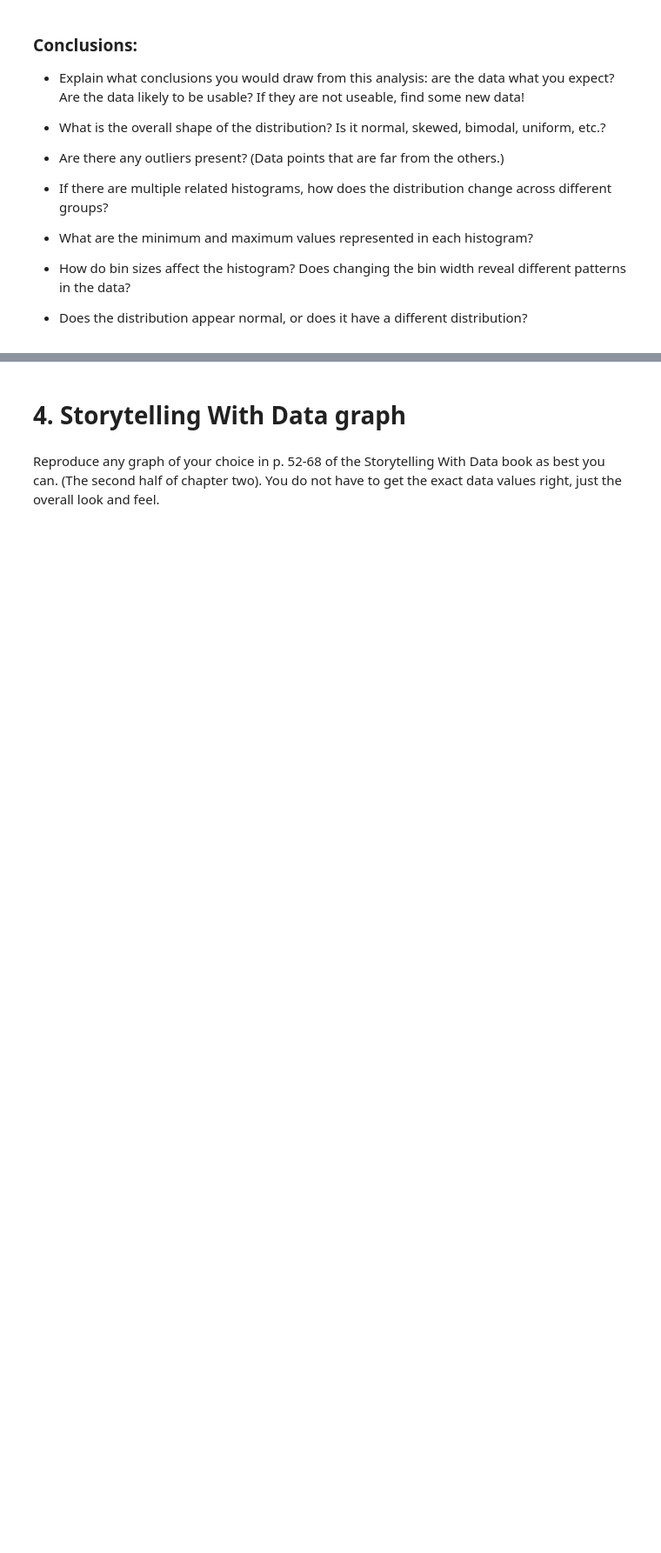
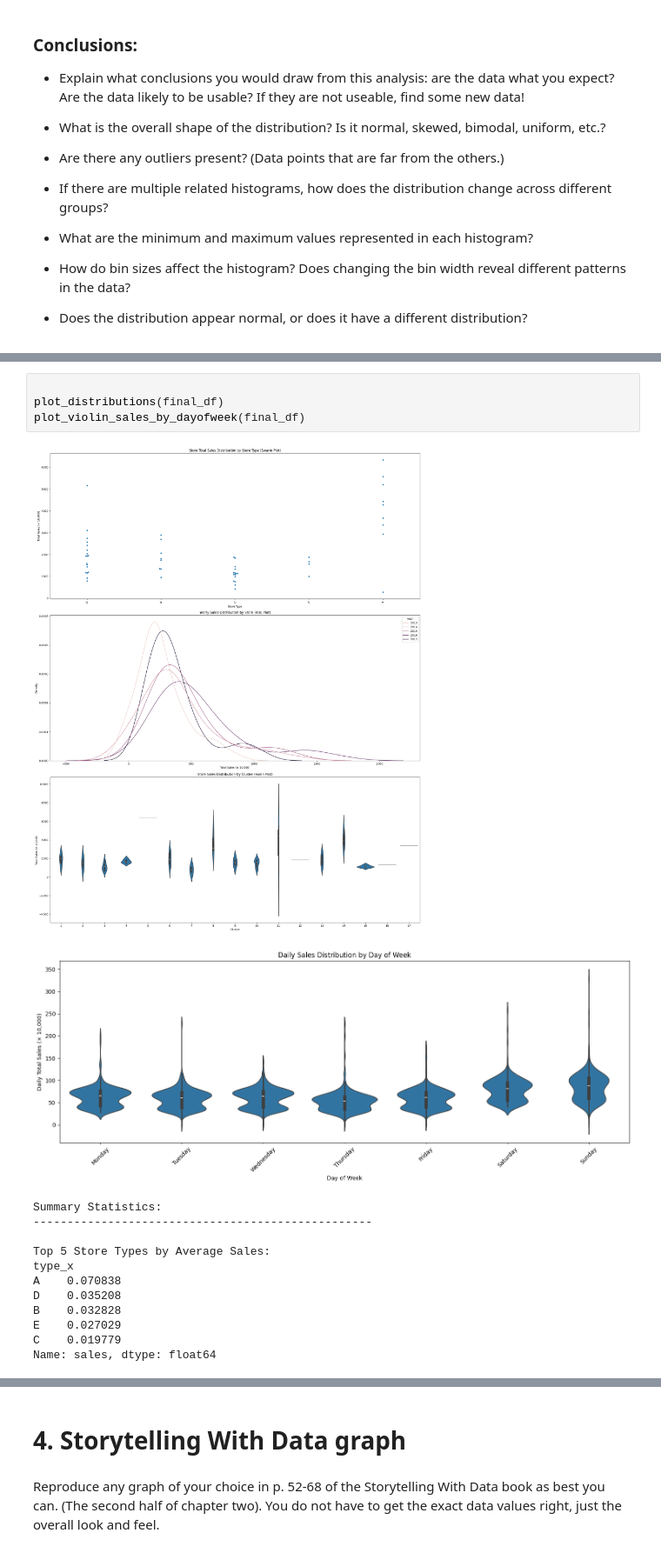
Before and after one commit to dhalderBU/BU_homework-week4, a Jupyter notebook: OMDS-MODB2-Week4-Halder-Deb.ipynb, the cells around one changed output, grey strips where cells are left out. Shown at 87% size. Cells and saved outputs as stored; diff of their text form; blank space fills up the shorter version.

```diff
--- a/OMDS-MODB2-Week4-Halder-Deb.ipynb
+++ b/OMDS-MODB2-Week4-Halder-Deb.ipynb
@@ -277,0 +531,18 @@ sales_with_markdown_df
+# %%
+
+plot_distributions(final_df)
+plot_violin_sales_by_dayofweek(final_df)
+# %% [output]
+[figure, added]
+[figure, added]
+Summary Statistics:
+--------------------------------------------------
+
+Top 5 Store Types by Average Sales:
+type_x
+A    0.070838
+D    0.035208
+B    0.032828
+E    0.027029
+C    0.019779
+Name: sales, dtype: float64
```
Also changed, not shown: parts of 17 cells of this notebook, 2 other files.
